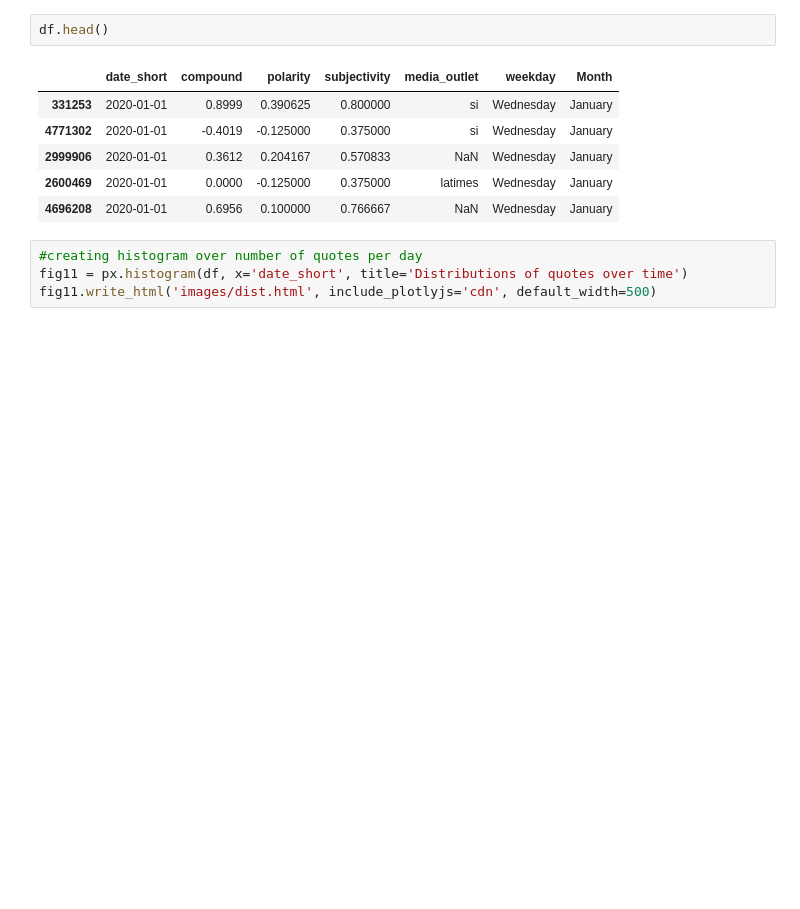
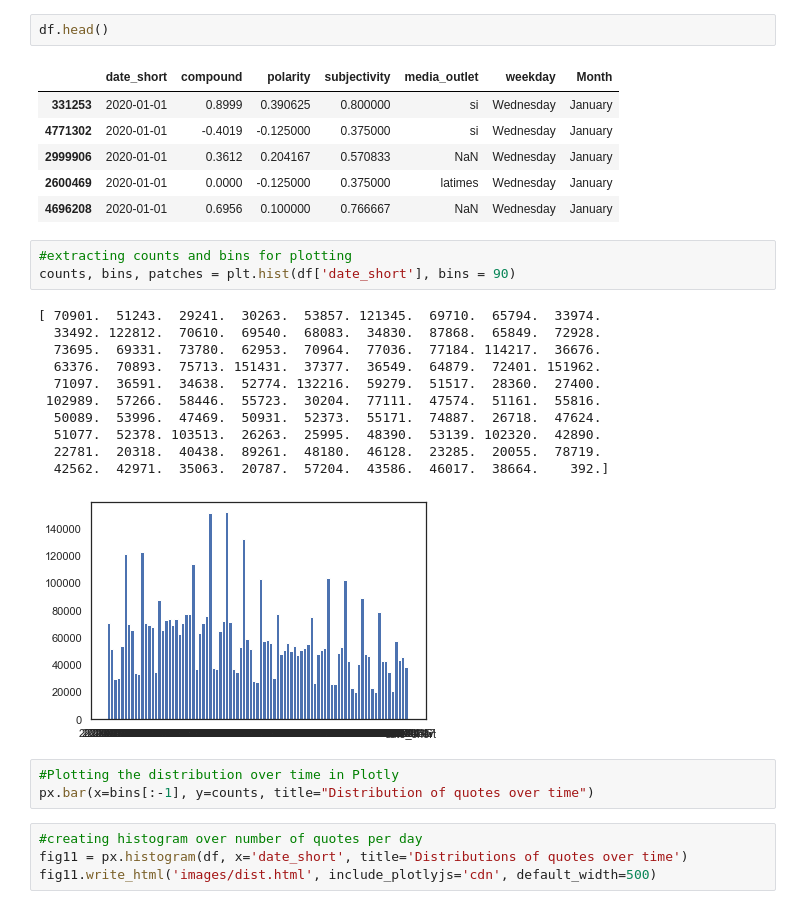
Before and after one commit to epfl-ada/ada-2021-project-gutta-boys, a Jupyter notebook: benjamin.ipynb, the cells around one changed output. Cells and saved outputs as stored; diff of their text form; blank space fills up the shorter version.

```diff
--- a/benjamin.ipynb
+++ b/benjamin.ipynb
@@ -108,6 +108,24 @@ df.head()
 | 2999906 | 2020-01-01 | 0.3612 | 0.204167 | 0.570833 | NaN | Wednesday | January |
 | 2600469 | 2020-01-01 | 0.0000 | -0.125000 | 0.375000 | latimes | Wednesday | January |
 | 4696208 | 2020-01-01 | 0.6956 | 0.100000 | 0.766667 | NaN | Wednesday | January |
+# %%
+#extracting counts and bins for plotting
+counts, bins, patches = plt.hist(df['date_short'], bins = 90)
+# %% [output]
+[ 70901.  51243.  29241.  30263.  53857. 121345.  69710.  65794.  33974.
+  33492. 122812.  70610.  69540.  68083.  34830.  87868.  65849.  72928.
+  73695.  69331.  73780.  62953.  70964.  77036.  77184. 114217.  36676.
+  63376.  70893.  75713. 151431.  37377.  36549.  64879.  72401. 151962.
+  71097.  36591.  34638.  52774. 132216.  59279.  51517.  28360.  27400.
+ 102989.  57266.  58446.  55723.  30204.  77111.  47574.  51161.  55816.
+  50089.  53996.  47469.  50931.  52373.  55171.  74887.  26718.  47624.
+  51077.  52378. 103513.  26263.  25995.  48390.  53139. 102320.  42890.
+  22781.  20318.  40438.  89261.  48180.  46128.  23285.  20055.  78719.
+  42562.  42971.  35063.  20787.  57204.  43586.  46017.  38664.    392.]
+[figure, added]
+# %%
+#Plotting the distribution over time in Plotly
+px.bar(x=bins[:-1], y=counts, title="Distribution of quotes over time")
 # %%
 #creating histogram over number of quotes per day
 fig11 = px.histogram(df, x='date_short', title='Distributions of quotes over time')
```
